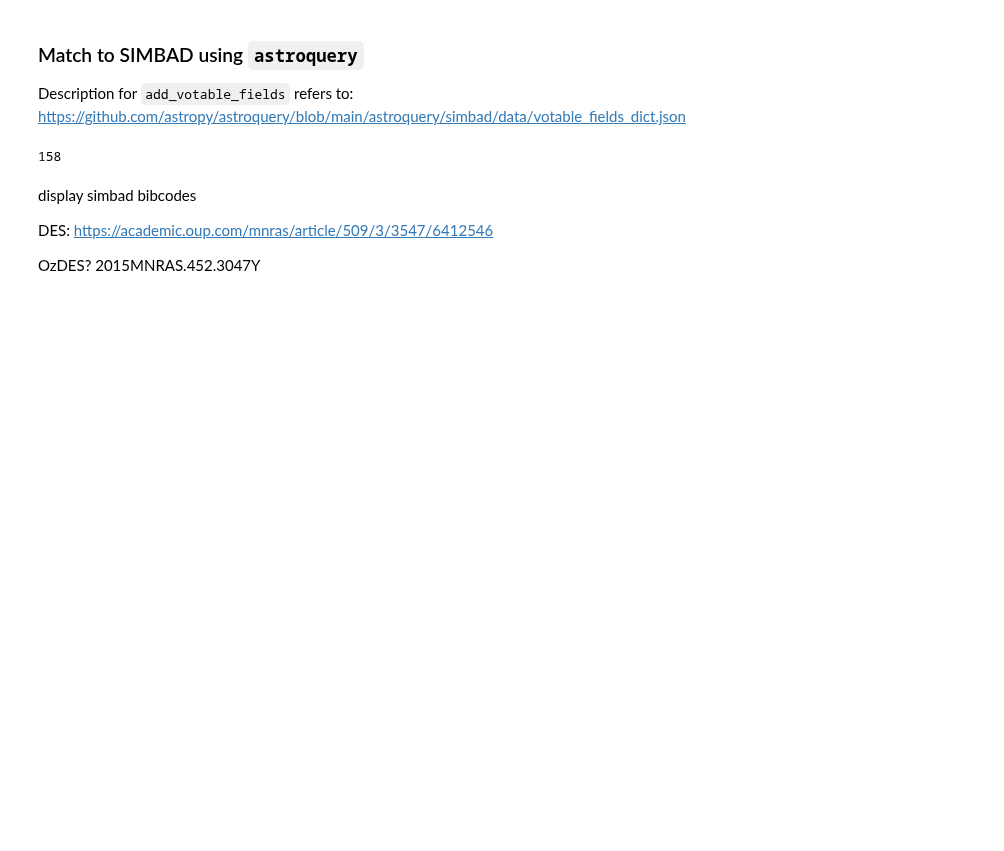
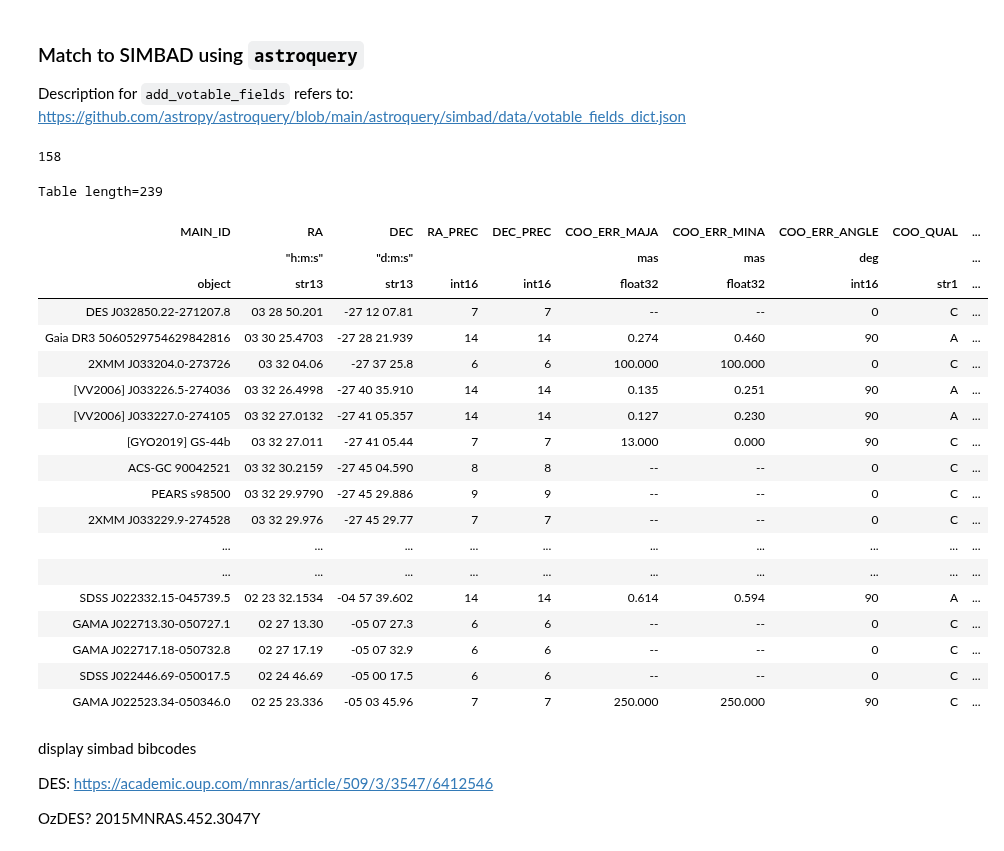
Before and after one commit to Chisen-Lupus/dwarf_agn_cosmos, a Jupyter notebook: des/des_specz.ipynb, the cells around one changed output. Saved outputs shown, nothing was run; the diff lists cells and outputs as text; code cells hidden in the pictures; blank space fills up the shorter version.

```diff
--- a/des/des_specz.ipynb
+++ b/des/des_specz.ipynb
@@ -166,6 +207,29 @@ mask_spec_simbad = ((result_table['RVZ_WAVELENGTH']=='O') | (result_table['RVZ_W
 np.count_nonzero(mask_spec_simbad)
 # %% [output]
 158
+# %%
+result_table[(result_table['RVZ_QUAL']!='E')]
+# %% [output]
+Table length=239
+| MAIN_ID | RA | DEC | RA_PREC | DEC_PREC | COO_ERR_MAJA | COO_ERR_MINA | COO_ERR_ANGLE | COO_QUAL | ... |
+|  | "h:m:s" | "d:m:s" |  |  | mas | mas | deg |  | ... |
+| object | str13 | str13 | int16 | int16 | float32 | float32 | int16 | str1 | ... |
+| DES J032850.22-271207.8 | 03 28 50.201 | -27 12 07.81 | 7 | 7 | -- | -- | 0 | C | ... |
+| Gaia DR3 5060529754629842816 | 03 30 25.4703 | -27 28 21.939 | 14 | 14 | 0.274 | 0.460 | 90 | A | ... |
+| 2XMM J033204.0-273726 | 03 32 04.06 | -27 37 25.8 | 6 | 6 | 100.000 | 100.000 | 0 | C | ... |
+| [VV2006] J033226.5-274036 | 03 32 26.4998 | -27 40 35.910 | 14 | 14 | 0.135 | 0.251 | 90 | A | ... |
+| [VV2006] J033227.0-274105 | 03 32 27.0132 | -27 41 05.357 | 14 | 14 | 0.127 | 0.230 | 90 | A | ... |
+| [GYO2019] GS-44b | 03 32 27.011 | -27 41 05.44 | 7 | 7 | 13.000 | 0.000 | 90 | C | ... |
+| ACS-GC 90042521 | 03 32 30.2159 | -27 45 04.590 | 8 | 8 | -- | -- | 0 | C | ... |
+| PEARS s98500 | 03 32 29.9790 | -27 45 29.886 | 9 | 9 | -- | -- | 0 | C | ... |
+| 2XMM J033229.9-274528 | 03 32 29.976 | -27 45 29.77 | 7 | 7 | -- | -- | 0 | C | ... |
+| ... | ... | ... | ... | ... | ... | ... | ... | ... | ... |
+| ... | ... | ... | ... | ... | ... | ... | ... | ... | ... |
+| SDSS J022332.15-045739.5 | 02 23 32.1534 | -04 57 39.602 | 14 | 14 | 0.614 | 0.594 | 90 | A | ... |
+| GAMA J022713.30-050727.1 | 02 27 13.30 | -05 07 27.3 | 6 | 6 | -- | -- | 0 | C | ... |
+| GAMA J022717.18-050732.8 | 02 27 17.19 | -05 07 32.9 | 6 | 6 | -- | -- | 0 | C | ... |
+| SDSS J022446.69-050017.5 | 02 24 46.69 | -05 00 17.5 | 6 | 6 | -- | -- | 0 | C | ... |
+| GAMA J022523.34-050346.0 | 02 25 23.336 | -05 03 45.96 | 7 | 7 | 250.000 | 250.000 | 90 | C | ... |
 # %% [markdown]
 display simbad bibcodes
 
```
Also changed, not shown: parts of 19 cells of this notebook.
